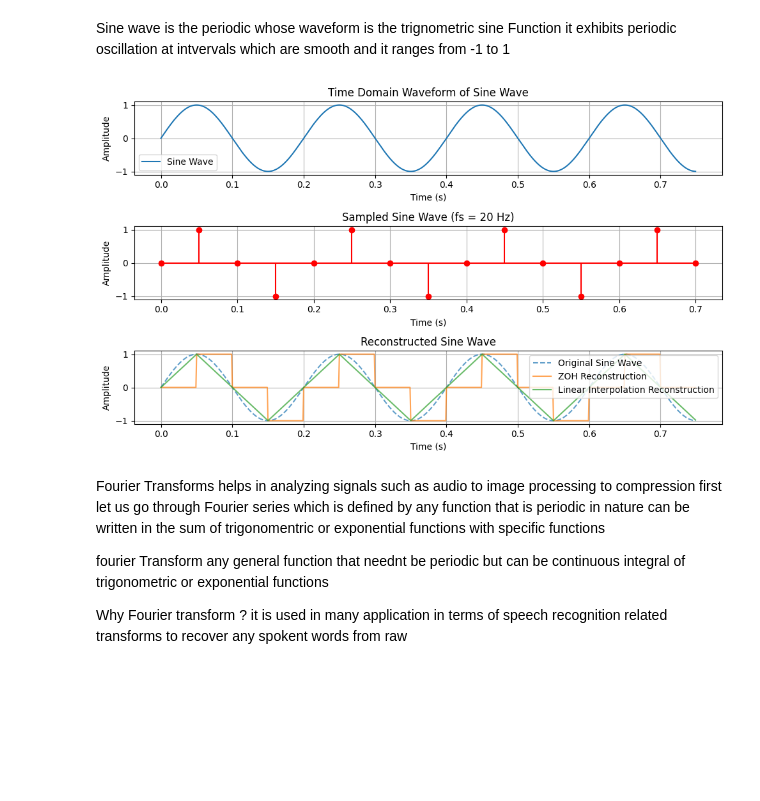
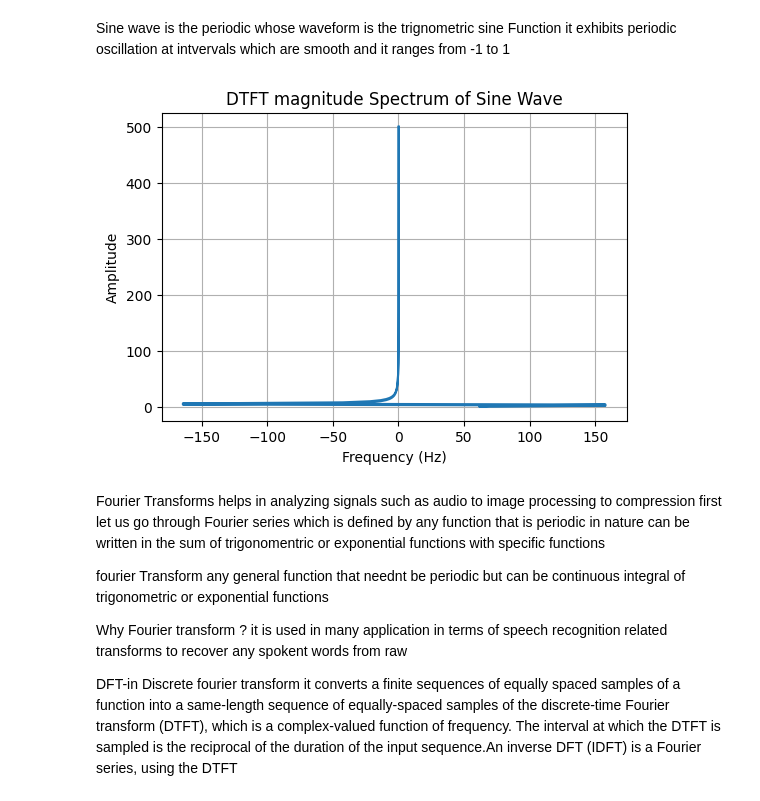
Before and after one commit to joshIsac/SpeechRecognition-, a Jupyter notebook: 2348523_SPR_DFT_and_DTFT_Lab_2.ipynb, the cells around one changed output. Saved outputs shown, nothing was run; the diff lists cells and outputs as text; code cells hidden in the pictures; blank space fills up the shorter version.

```diff
--- a/2348523_SPR_DFT_and_DTFT_Lab_2.ipynb
+++ b/2348523_SPR_DFT_and_DTFT_Lab_2.ipynb
@@ -30,16 +30,3 @@ plt.show
 [figure]
 # %% [markdown]
 Sine wave is the periodic whose waveform is the trignometric sine Function it exhibits periodic oscillation at intvervals which are smooth and it ranges from -1 to 1
-# %%
-#Sampling and reconstructing the sine wave
-# Original sine wave parameters
-t = 0.75  # time period
-fs = 1000  # original sampling frequency (high)
-time = np.linspace(0, t, int(t * fs), endpoint=False)
-freq = 5  # frequency of the sine wave (Hz)
-sin_wave = np.sin(2 * np.pi * freq * time)
-
-
-fs_sampled =10
-sample_time=np.linspace(0,t,int(t*fs_sampled),endpoint=False)
-sampled_sin_wave=np.sin(2*np.pi*freq*sample_time)
@@ -54,39 +32,0 @@ linear_reconstructed=linear_interp(time)
-# %%
-#plot original sin wave
-plt.figure(figsize=(10,6))
-
-plt.subplot(3, 1, 1)
-plt.plot(time,sin_wave,label='Original Sine Wave')
-plt.xlabel('Time (s)')
-plt.ylabel('Amplitude')
-plt.legend(['Sine Wave'])
-plt.title('Time Domain Waveform of Sine Wave')
-plt.grid(True)
-
-# Sampled sine wave
-plt.subplot(3, 1, 2)
-
-sample_time=np.linspace(0,t,len(sampled_sin_wave),endpoint=False)
-plt.stem(sample_time, sampled_sin_wave, linefmt='r-', markerfmt='ro', basefmt='r-', use_line_collection=True, label="Sampled Sine Wave")
-plt.xlabel('Time (s)')
-plt.ylabel('Amplitude')
-plt.title('Sampled Sine Wave (fs = 10 Hz)')
-plt.grid(True)
-
-
-# Reconstructed sine wave
-plt.subplot(3, 1, 3)
-plt.plot(time, sin_wave, label="Original Sine Wave", linestyle='dashed', alpha=0.7)
-plt.plot(time, zoh, label="ZOH Reconstruction", alpha=0.7)
-plt.plot(time, linear_reconstructed, label="Linear Interpolation Reconstruction", alpha=0.7)
-plt.xlabel('Time (s)')
-plt.ylabel('Amplitude')
-plt.title('Reconstructed Sine Wave')
-plt.legend(loc="upper right")
-plt.grid(True)
-
-plt.tight_layout()
-
-plt.show()
-# %% [output]
-[figure, removed]
@@ -95,3 +33,22 @@ plt.show()
+# %%
+#Computing discrete time Fourier Transform on the time domain waveform
+def dtft(x,fs):
+  X=np.fft.fftshift(np.fft.fft(x,512))
+  freq=np.linspace(-fs/2,fs/2,len(X))
+  return X,freq
+
+freq_DTFT,X_DTFT=dtft(sin_wave,fs)
+
+#Plot the DTFT
+plt.figure(figsize=(6,4))
+plt.plot(freq_DTFT,np.abs(X_DTFT))
+plt.xlabel('Frequency (Hz)')
+plt.ylabel('Amplitude')
+plt.title('DTFT magnitude Spectrum of Sine Wave')
+plt.grid(True)
+plt.show()
+# %% [output]
+[figure, added]
 # %% [markdown]
 Fourier Transforms helps in analyzing signals such as audio to image processing to compression
 first let us go through Fourier series which is defined by any function that is periodic in nature can be written in the sum of trigonomentric or exponential functions with specific functions
@@ -101,3 +58,8 @@ fourier Transform any general function that neednt be periodic but can be contin
 
 Why  Fourier transform ?
 it is used in many application in terms of speech recognition related transforms to recover any spokent words from raw
+
+
+
+DFT-in Discrete fourier transform it converts a finite sequences of equally spaced samples of a function into a same-length sequence of equally-spaced samples of the discrete-time Fourier transform (DTFT), which is a complex-valued function of frequency.
+The interval at which the DTFT is sampled is the reciprocal of the duration of the input sequence.An inverse DFT (IDFT) is a Fourier series, using the DTFT
```
Also changed, not shown: parts of 7 cells of this notebook.
